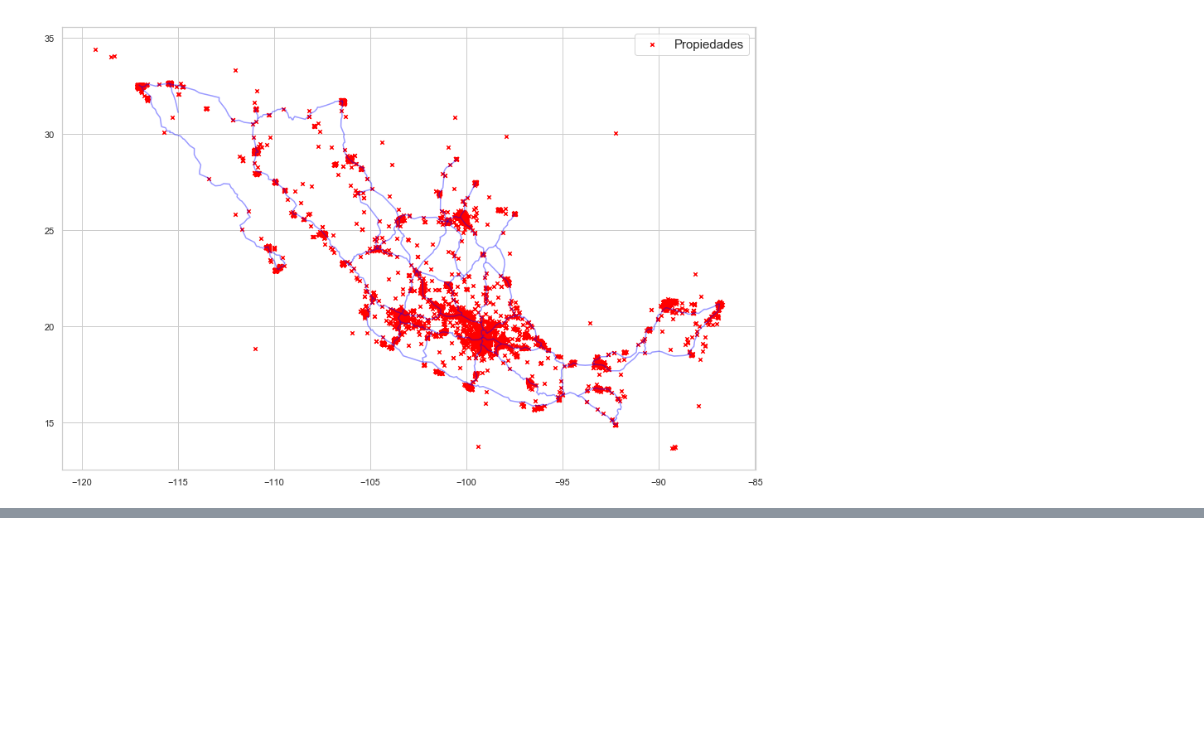
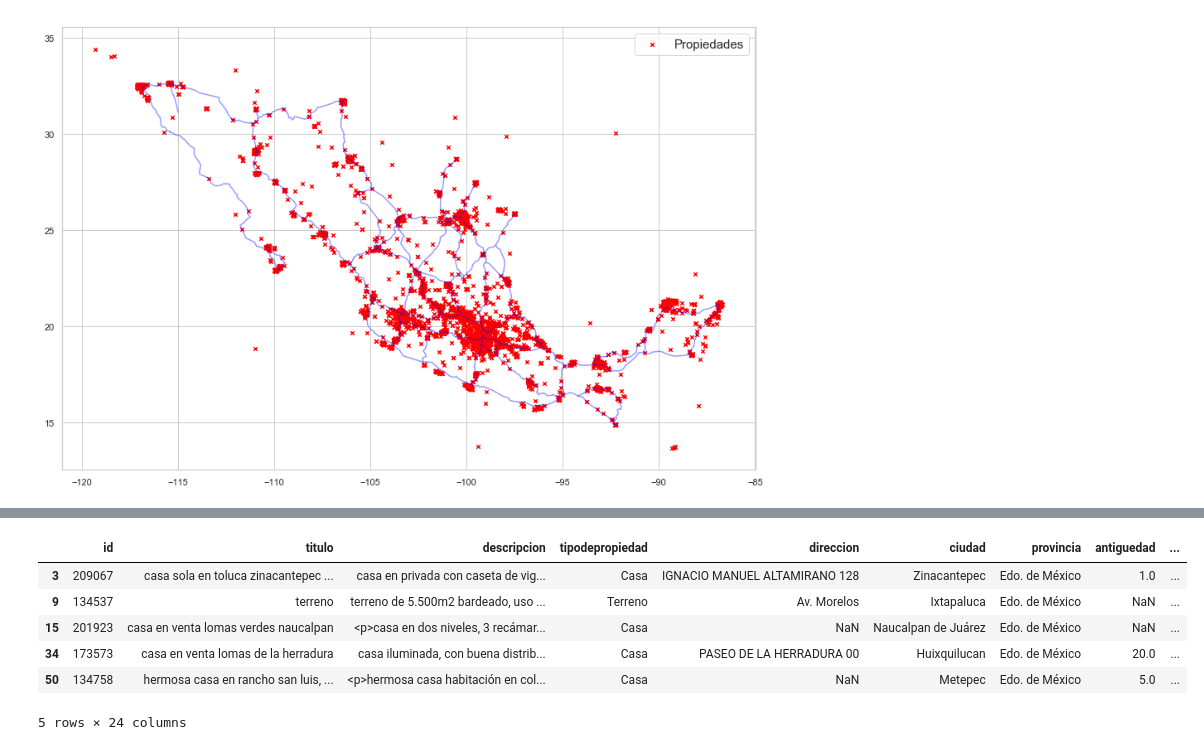
Before and after one commit to patopizzini/Organizacion_Datos_2C2019, a Jupyter notebook: TP1/TP1 Andres.ipynb, the cells around one changed output, grey strips where cells are left out. Saved outputs shown, nothing was run; the diff lists cells and outputs as text; code cells hidden in the pictures; blank space fills up the shorter version.

```diff
--- a/TP1/TP1 Andres.ipynb
+++ b/TP1/TP1 Andres.ipynb
@@ -442,0 +446,14 @@ plt.legend(prop={'size': 15})
+# %%
+geometry = [Point(xy) for xy in zip(Jalisco['lng'], Jalisco['lat'])]
+geometry[:3]
+
+geo_df = gpd.GeoDataFrame(Jalisco, crs = crs, geometry = geometry)
+geo_df.head()
+# %% [output]
+|  | id | titulo | descripcion | tipodepropiedad | direccion | ciudad | provincia | antiguedad | ... |
+| 3 | 209067 | casa sola en toluca zinacantepec ... | casa en privada con caseta de vig... | Casa | IGNACIO MANUEL ALTAMIRANO 128 | Zinacantepec | Edo. de México | 1.0 | ... |
+| 9 | 134537 | terreno | terreno de 5.500m2 bardeado, uso ... | Terreno | Av. Morelos | Ixtapaluca | Edo. de México | NaN | ... |
+| 15 | 201923 | casa en venta lomas verdes naucalpan | <p>casa en dos niveles, 3 recámar... | Casa | NaN | Naucalpan de Juárez | Edo. de México | NaN | ... |
+| 34 | 173573 | casa en venta lomas de la herradura | casa iluminada, con buena distrib... | Casa | PASEO DE LA HERRADURA 00 | Huixquilucan | Edo. de México | 20.0 | ... |
+| 50 | 134758 | hermosa casa en rancho san luis, ... | <p>hermosa casa habitación en col... | Casa | NaN | Metepec | Edo. de México | 5.0 | ... |
+5 rows × 24 columns
```
Also changed, not shown: parts of 12 cells of this notebook.
